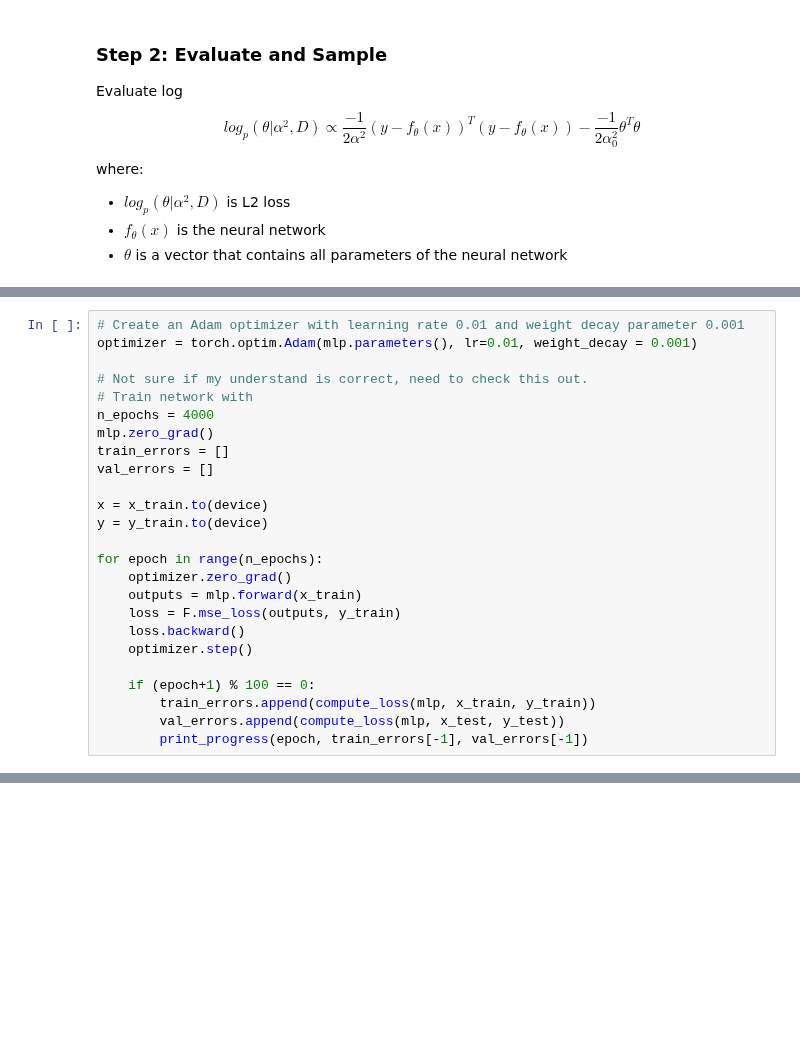
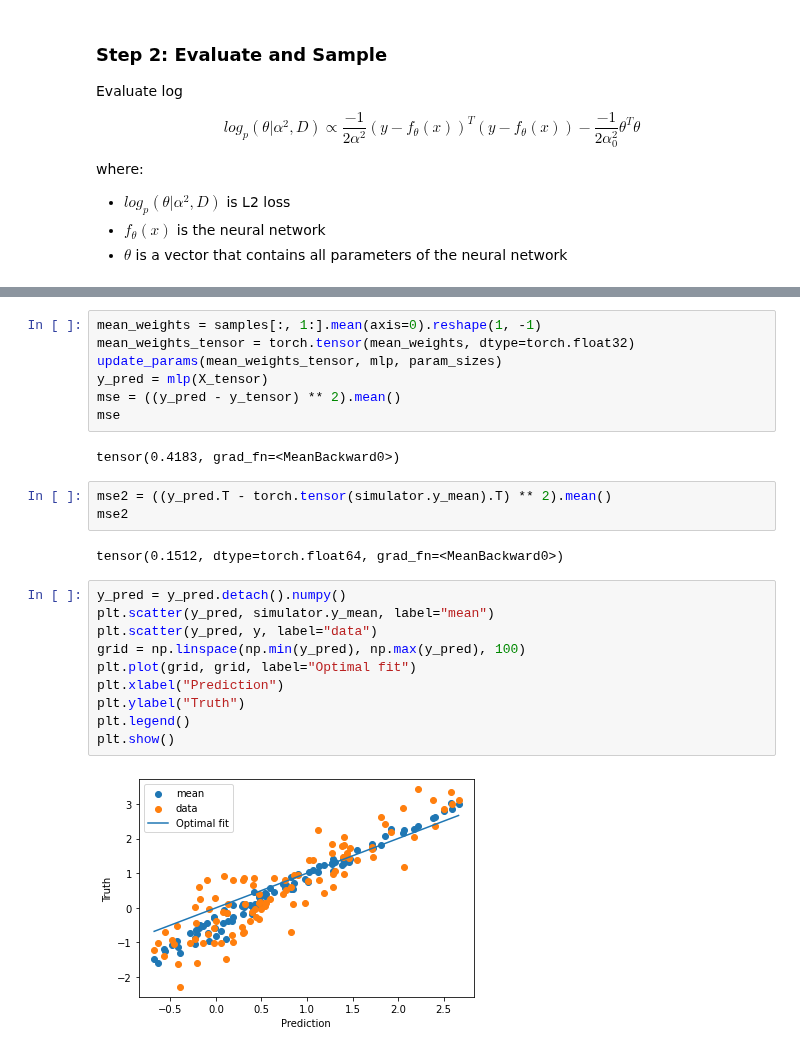
Before and after one commit to quynhhgoogoo/mcmc-project, a Jupyter notebook: notebooks/neural network/MALA.ipynb, the cells around one changed output, grey strips where cells are left out. Cells and saved outputs as stored; diff of their text form; blank space fills up the shorter version.

```diff
--- a/notebooks/neural network/MALA.ipynb
+++ b/notebooks/neural network/MALA.ipynb
@@ -194,25 +193,0 @@ x_train, y_train = x_tensor[rp[:n_train_x]], y_tensor[rp[:n_train_y]]
-# %%
-# Create an Adam optimizer with learning rate 0.01 and weight decay parameter 0.001
-optimizer = torch.optim.Adam(mlp.parameters(), lr=0.01, weight_decay = 0.001)
-
-# Not sure if my understand is correct, need to check this out.
-# Train network with
-n_epochs = 4000
-mlp.zero_grad()
-train_errors = []
-val_errors = []
-
-x = x_train.to(device)
-y = y_train.to(device)
-
-for epoch in range(n_epochs):
-    optimizer.zero_grad()
-    outputs = mlp.forward(x_train)
-    loss = F.mse_loss(outputs, y_train)
-    loss.backward()
-    optimizer.step()
-
-    if (epoch+1) % 100 == 0:
-        train_errors.append(compute_loss(mlp, x_train, y_train))
-        val_errors.append(compute_loss(mlp, x_test, y_test))
-        print_progress(epoch, train_errors[-1], val_errors[-1])
@@ -269,0 +400,26 @@ torch.manual_seed(2)
+# %%
+mean_weights = samples[:, 1:].mean(axis=0).reshape(1, -1)
+mean_weights_tensor = torch.tensor(mean_weights, dtype=torch.float32)
+update_params(mean_weights_tensor, mlp, param_sizes)
+y_pred = mlp(X_tensor)
+mse = ((y_pred - y_tensor) ** 2).mean()
+mse
+# %% [output]
+tensor(0.4183, grad_fn=<MeanBackward0>)
+# %%
+mse2 = ((y_pred.T - torch.tensor(simulator.y_mean).T) ** 2).mean()
+mse2
+# %% [output]
+tensor(0.1512, dtype=torch.float64, grad_fn=<MeanBackward0>)
+# %%
+y_pred = y_pred.detach().numpy()
+plt.scatter(y_pred, simulator.y_mean, label="mean")
+plt.scatter(y_pred, y, label="data")
+grid = np.linspace(np.min(y_pred), np.max(y_pred), 100)
+plt.plot(grid, grid, label="Optimal fit")
+plt.xlabel("Prediction")
+plt.ylabel("Truth")
+plt.legend()
+plt.show()
+# %% [output]
+[figure, added]
```
Also changed, not shown: parts of 20 cells of this notebook.
